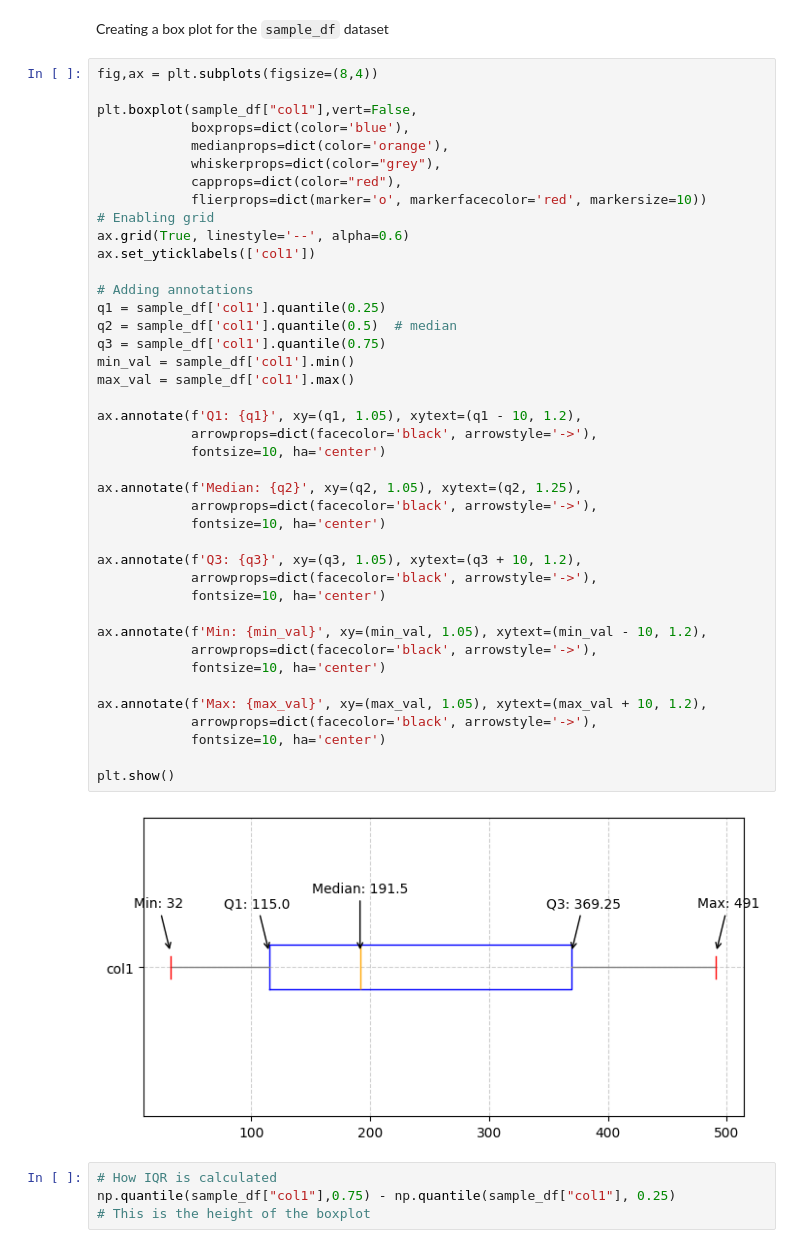
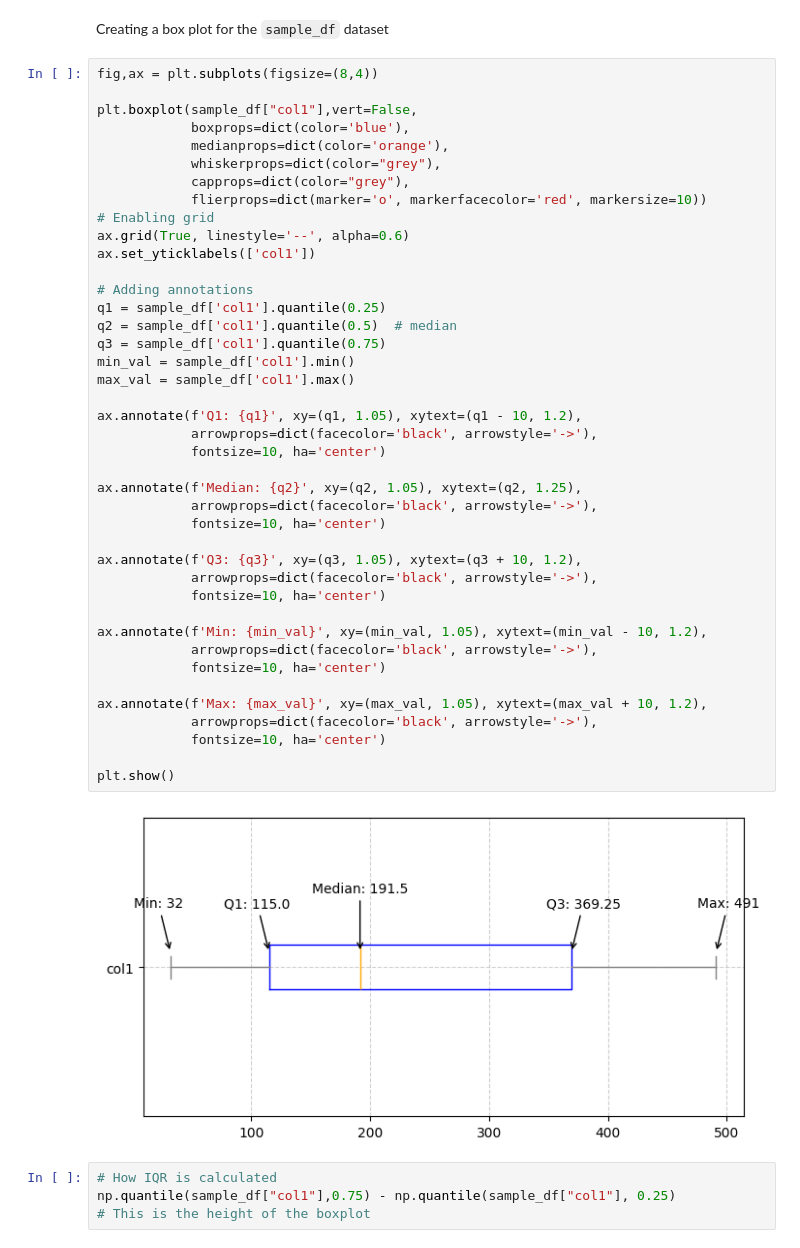
Before and after one commit to abhijeet-bhambere/statistics_in_python, a Jupyter notebook: Stats_In_Python.ipynb, the cells around one changed output. Cells and saved outputs as stored; diff of their text form.

```diff
--- a/Stats_In_Python.ipynb
+++ b/Stats_In_Python.ipynb
@@ -232,7 +216,7 @@ plt.boxplot(sample_df["col1"],vert=False,
             boxprops=dict(color='blue'),
             medianprops=dict(color='orange'),
             whiskerprops=dict(color="grey"),
-            capprops=dict(color="red"),
+            capprops=dict(color="grey"),
             flierprops=dict(marker='o', markerfacecolor='red', markersize=10))
 # Enabling grid
 ax.grid(True, linestyle='--', alpha=0.6)
@@ -240,34 +224,34 @@ ax.set_yticklabels(['col1'])
 
 # Adding annotations
 q1 = sample_df['col1'].quantile(0.25)
 q2 = sample_df['col1'].quantile(0.5)  # median
 q3 = sample_df['col1'].quantile(0.75)
 min_val = sample_df['col1'].min()
 max_val = sample_df['col1'].max()
 
 ax.annotate(f'Q1: {q1}', xy=(q1, 1.05), xytext=(q1 - 10, 1.2),
             arrowprops=dict(facecolor='black', arrowstyle='->'),
             fontsize=10, ha='center')
 
 ax.annotate(f'Median: {q2}', xy=(q2, 1.05), xytext=(q2, 1.25),
             arrowprops=dict(facecolor='black', arrowstyle='->'),
             fontsize=10, ha='center')
 
 ax.annotate(f'Q3: {q3}', xy=(q3, 1.05), xytext=(q3 + 10, 1.2),
             arrowprops=dict(facecolor='black', arrowstyle='->'),
             fontsize=10, ha='center')
 
 ax.annotate(f'Min: {min_val}', xy=(min_val, 1.05), xytext=(min_val - 10, 1.2),
             arrowprops=dict(facecolor='black', arrowstyle='->'),
             fontsize=10, ha='center')
 
 ax.annotate(f'Max: {max_val}', xy=(max_val, 1.05), xytext=(max_val + 10, 1.2),
             arrowprops=dict(facecolor='black', arrowstyle='->'),
             fontsize=10, ha='center')
 
 plt.show()
 # %% [output]
-[figure, old version]
+[figure, new version]
 # %%
 # How IQR is calculated
 np.quantile(sample_df["col1"],0.75) - np.quantile(sample_df["col1"], 0.25)
```
Also changed, not shown: parts of 58 cells of this notebook, 2 other files.
